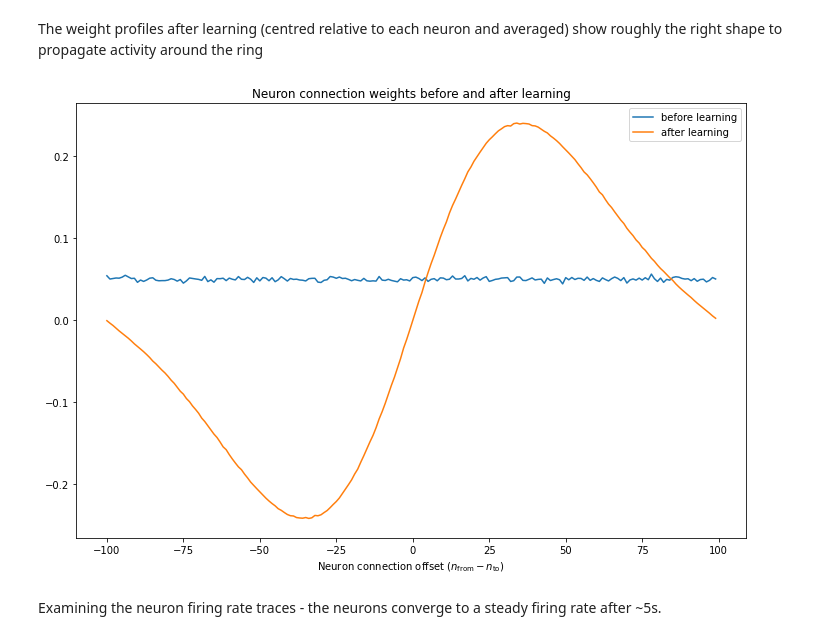
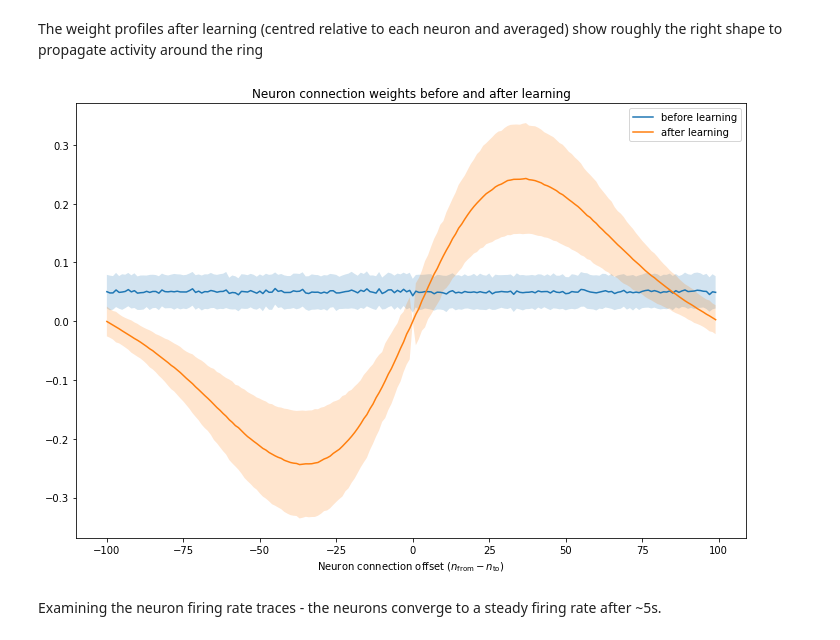
Before and after one commit to Dominic-DallOsto/STDP-Resonant-Networks, a Jupyter notebook: Steady state weights vs theoretical.ipynb, the cells around one changed output. Cells and saved outputs as stored; diff of their text form; code cells hidden in the pictures.

Commit message:
Plot weight profiles with standard deviation

```diff
--- a/Steady state weights vs theoretical.ipynb
+++ b/Steady state weights vs theoretical.ipynb
@@ -49,7 +49,7 @@ def get_time_periodic_profile(data: torch.Tensor, bump_speed: int):
 	neurons = data.shape[1]
 	shifts = -torch.arange(neurons) // bump_speed
 	period = neurons // bump_speed
-	return torch.roll(torch.stack(torch.split(roll_tensor_rows(data.T, shifts), period, dim=1)).sum(dim=0).sum(dim=0), period//2)
+	return torch.roll(torch.mean(torch.vstack(torch.split(roll_tensor_rows(data.T.float(), shifts), period, dim=1)), dim=0), period//2)
 
 def get_weight_periodic_profile(weights: torch.Tensor):
 	'''
@@ -59,6 +59,19 @@ def get_weight_periodic_profile(weights: torch.Tensor):
 	'''
 	neurons = weights.shape[0]
 	return torch.roll(torch.mean(roll_tensor_rows(weights, -torch.arange(neurons)), dim=0), neurons//2)
+
+def get_weight_periodic_profile_stdev(weights: torch.Tensor):
+	'''
+	Return the standard deviation of the average periodic weight profile for the network (shifted so the centre angle is in the middle)
+
+	:param weights: Weight matrix of the network [neurons*neurons]
+	'''
+	neurons = weights.shape[0]
+	return torch.roll(torch.sqrt(torch.var(roll_tensor_rows(weights, -torch.arange(neurons)), dim=0)), neurons//2)
+
+def plot_with_stdev(t, x, stdev, **kwargs):
+	plt.plot(t, x, **kwargs)
+	plt.fill_between(t, x-stdev, x+stdev, alpha=0.2)
 # %% [markdown]
 Create the input for the network
 # %%
@@ -199,14 +212,14 @@ plt.show()
 # %% [markdown]
 The weight profiles after learning (centred relative to each neuron and averaged) show roughly the right shape to propagate activity around the ring
 # %%
-plt.plot(torch.arange(-num_neurons/2,num_neurons/2), get_weight_periodic_profile(initial_weights_copy), label='before learning')
-plt.plot(torch.arange(-num_neurons/2,num_neurons/2), get_weight_periodic_profile(recurrent_connection.w), label='after learning')
+plot_with_stdev(torch.arange(-num_neurons/2,num_neurons/2), get_weight_periodic_profile(initial_weights_copy), get_weight_periodic_profile_stdev(initial_weights_copy), label='before learning')
+plot_with_stdev(torch.arange(-num_neurons/2,num_neurons/2), get_weight_periodic_profile(recurrent_connection.w), get_weight_periodic_profile_stdev(recurrent_connection.w), label='after learning')
 plt.legend()
 plt.title('Neuron connection weights before and after learning')
 plt.xlabel(r'Neuron connection offset ($n_{\rm{from}} - n_{\rm{to}}$)')
 plt.show()
 # %% [output]
-[figure, old version]
+[figure, new version]
 # %% [markdown]
 Examining the neuron firing rate traces - the neurons converge to a steady firing rate after ~5s.
 # %%
```
Also changed, not shown: parts of 9 cells of this notebook.
